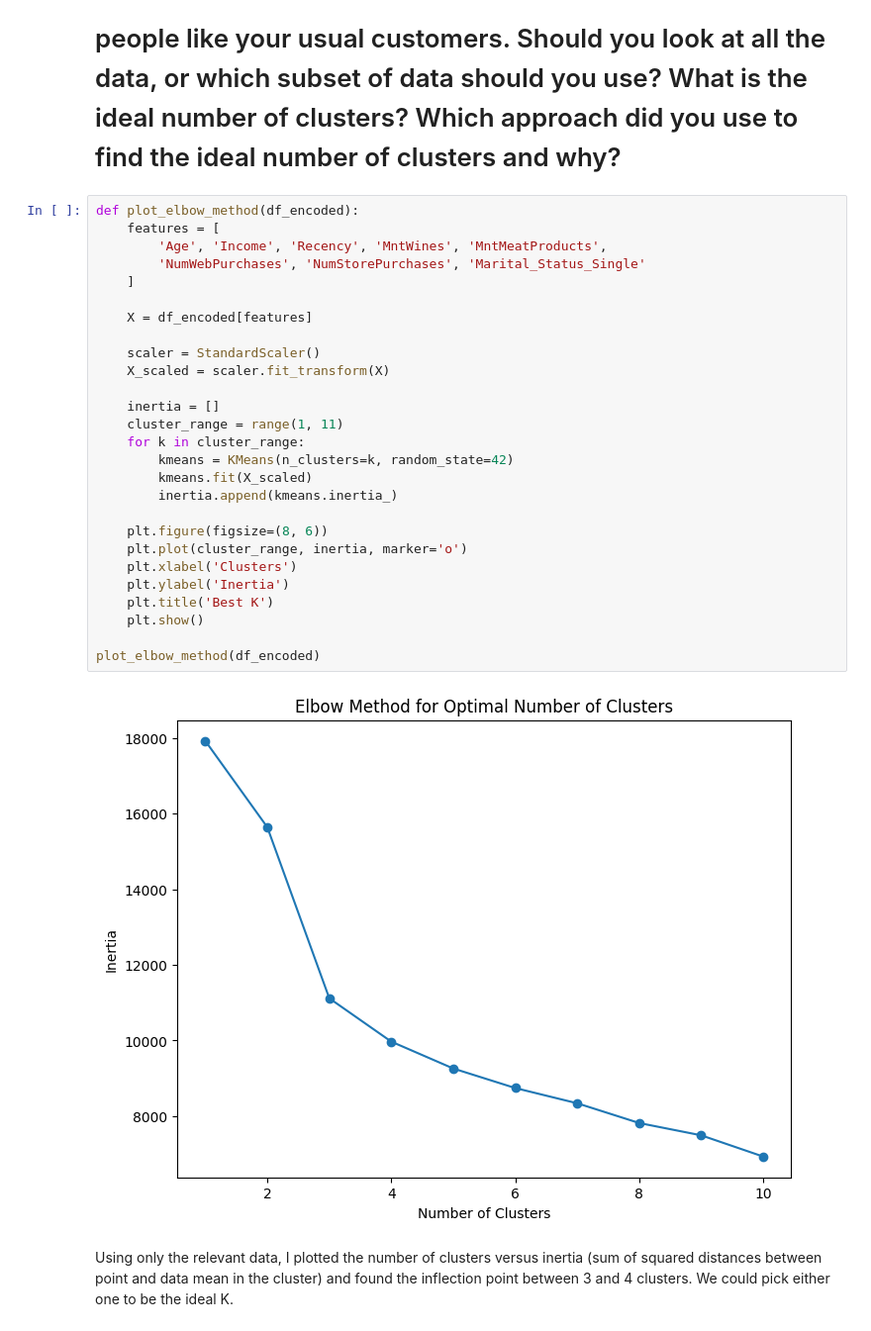
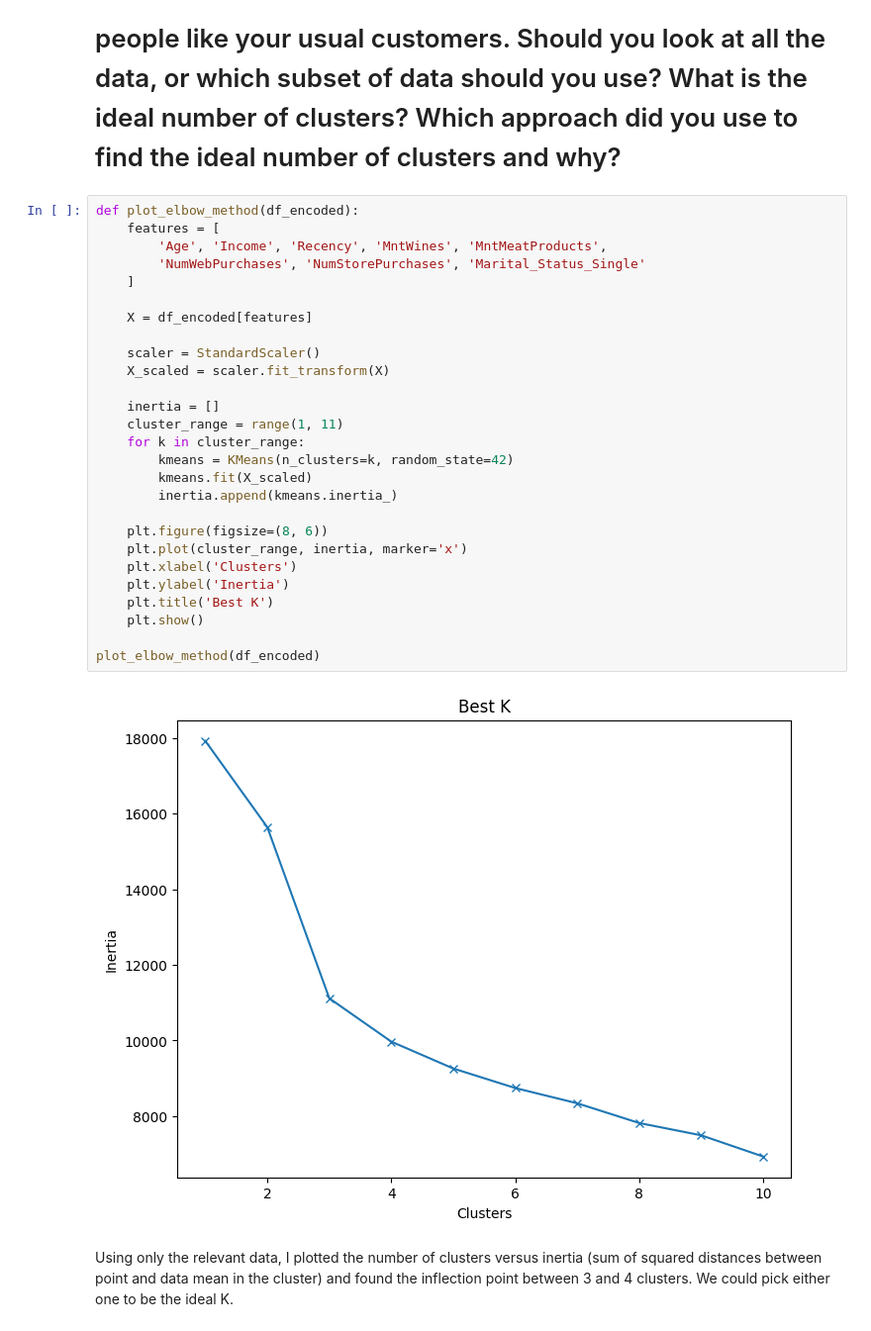
Before and after one commit to isakhel/iovanecs1070, a Jupyter notebook: Homework/week11_homework.ipynb, the cells around one changed output. Shown at 99% size. Cells and saved outputs as stored; diff of their text form.

```diff
--- a/Homework/week11_homework.ipynb
+++ b/Homework/week11_homework.ipynb
@@ -61,32 +61,32 @@ Missing values replaced with median. Dates were converted to datetime type.
 # %%
 def plot_elbow_method(df_encoded):
     features = [
         'Age', 'Income', 'Recency', 'MntWines', 'MntMeatProducts',
         'NumWebPurchases', 'NumStorePurchases', 'Marital_Status_Single'
     ]
 
     X = df_encoded[features]
 
     scaler = StandardScaler()
     X_scaled = scaler.fit_transform(X)
 
     inertia = []
     cluster_range = range(1, 11)
     for k in cluster_range:
         kmeans = KMeans(n_clusters=k, random_state=42)
         kmeans.fit(X_scaled)
         inertia.append(kmeans.inertia_)
 
     plt.figure(figsize=(8, 6))
-    plt.plot(cluster_range, inertia, marker='o')
+    plt.plot(cluster_range, inertia, marker='x')
     plt.xlabel('Clusters')
     plt.ylabel('Inertia')
     plt.title('Best K')
     plt.show()
 
 plot_elbow_method(df_encoded)
 # %% [output]
-[figure, old version]
+[figure, new version]
 # %% [markdown]
 Using only the relevant data, I plotted the number of clusters versus inertia (sum of squared distances between point and data mean in the cluster) and found the inflection point between 3 and 4 clusters. We could pick either one to be the ideal K.
 # %% [markdown]
```
Also changed, not shown: parts of 1 cell of this notebook.
